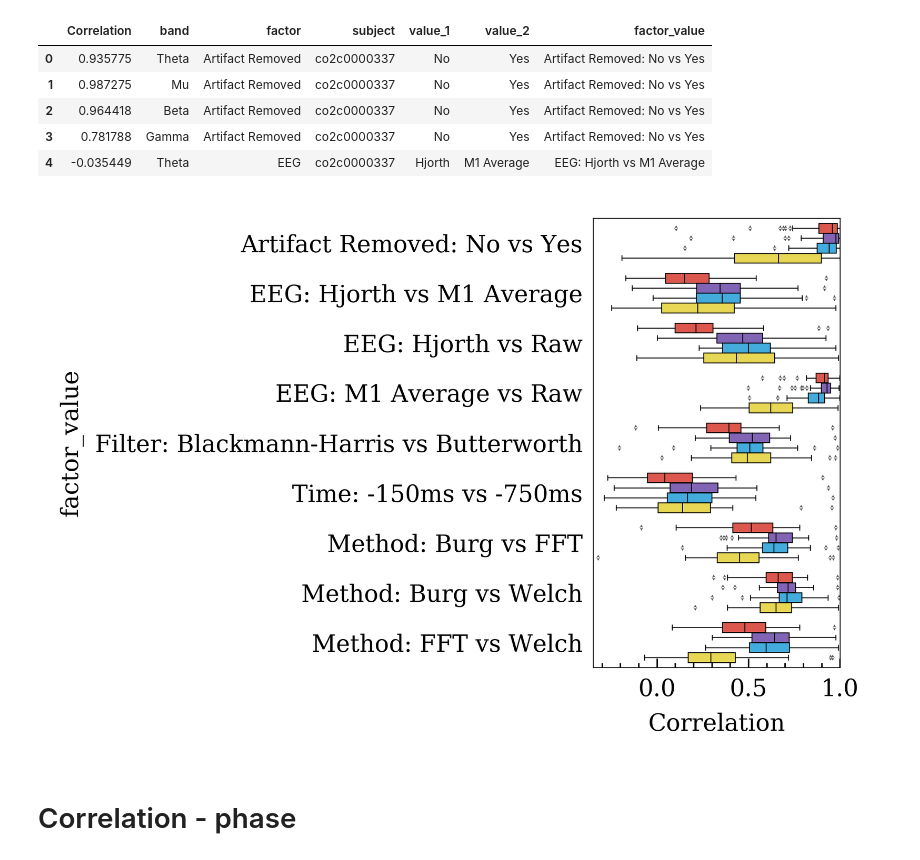
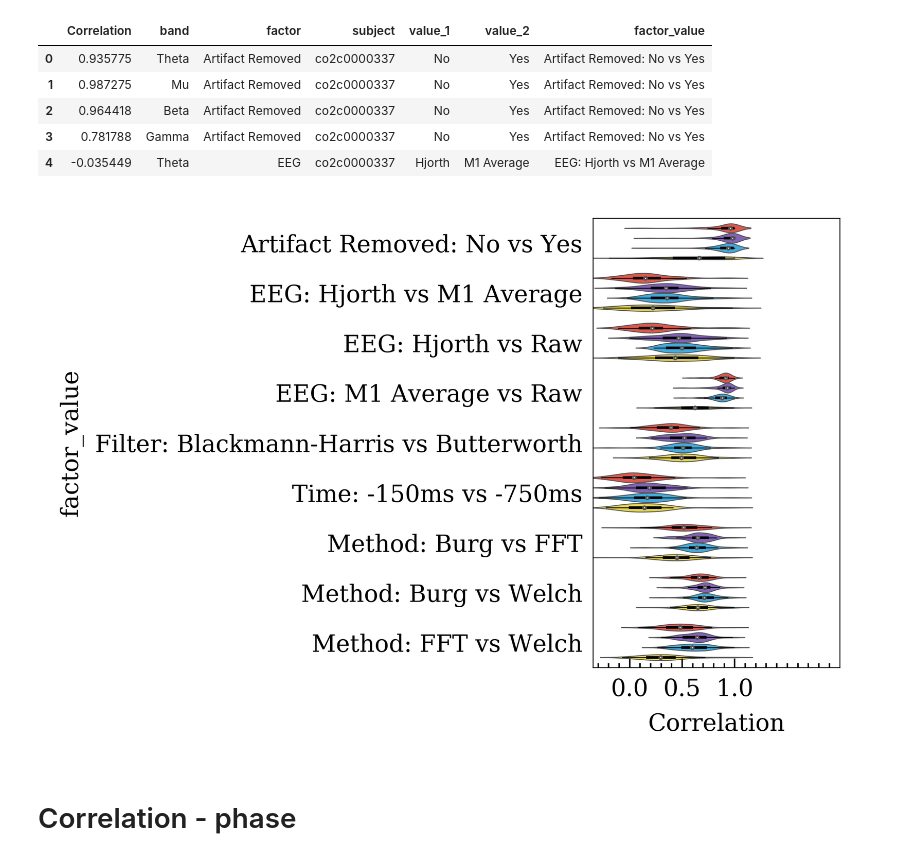
Before and after one commit to alamkanak/EEG-Correlation, a Jupyter notebook: 168-d2-plot.ipynb, the cells around one changed output. Cells and saved outputs as stored; diff of their text form; code cells hidden in the pictures.

```diff
--- a/168-d2-plot.ipynb
+++ b/168-d2-plot.ipynb
@@ -250,9 +258,10 @@ df_corr.head()
 | 3 | 0.781788 | Gamma | Artifact Removed | co2c0000337 | No | Yes | Artifact Removed: No vs Yes |
 | 4 | -0.035449 | Theta | EEG | co2c0000337 | Hjorth | M1 Average | EEG: Hjorth vs M1 Average |
 # %%
-eegplot.power_corr_plot(df_corr, x_lim=[-0.35, 1], x_ticks=[0, 0.5, 1])
+# eegplot.power_corr_plot(df_corr, x_lim=[-0.35, 1], x_ticks=[0, 0.5, 1])
+eegplot.power_corr_plot_violin(df_corr, x_lim=[-0.35, 2], x_ticks=[0, 0.5, 1])
 # %% [output]
-[figure, old version]
+[figure, new version]
 # %% [markdown]
 # Correlation - phase
 # %%
```
Also changed, not shown: parts of 1 cell of this notebook, 5 other files.
